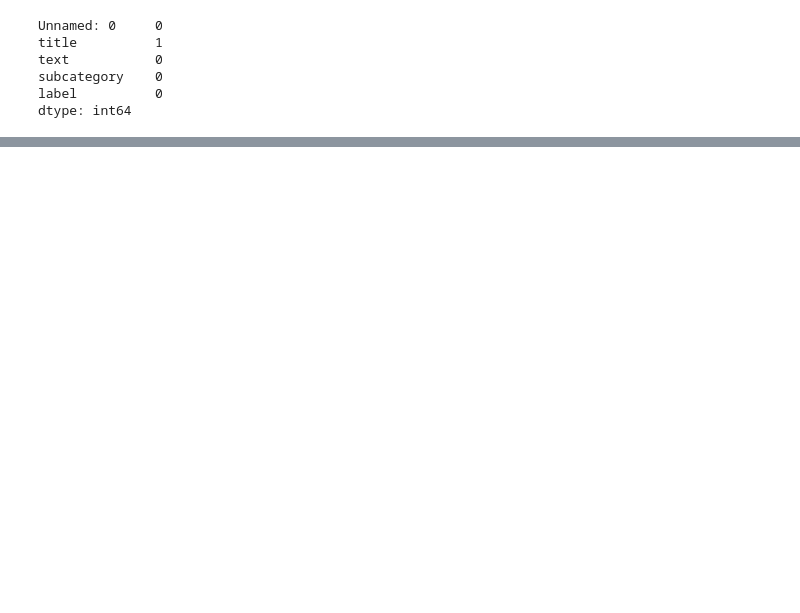
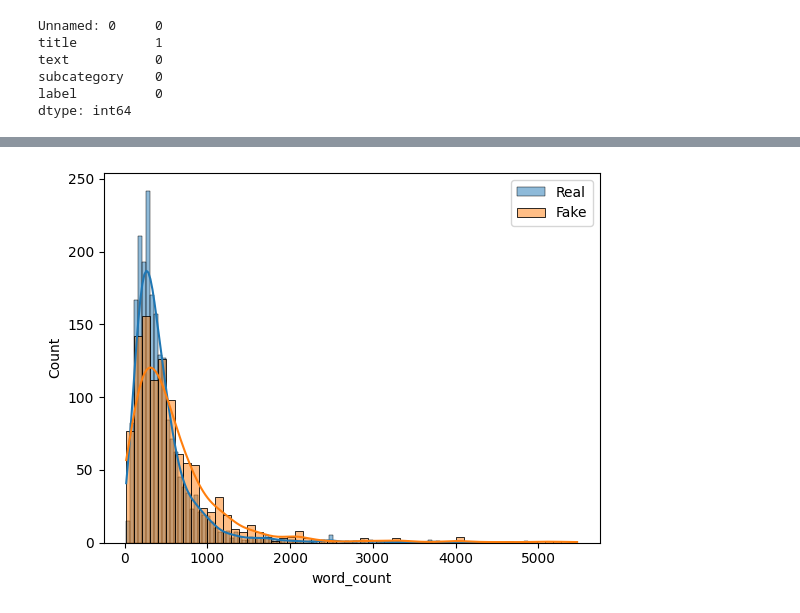
Before and after one commit to Natashaa7/COVID-19-Fake-News-Detection, a Jupyter notebook: Fake-News-Classification.ipynb, the cells around one changed output, grey strips where cells are left out. Cells and saved outputs as stored; diff of their text form; code cells hidden in the pictures; blank space fills up the shorter version.

```diff
--- a/Fake-News-Classification.ipynb
+++ b/Fake-News-Classification.ipynb
@@ -166,0 +249,7 @@ from sklearn.metrics import classification_report
+# %%
+sns.histplot(df[df['label']==1]['word_count'], label='Real', kde=True)
+sns.histplot(df[df['label']==0]['word_count'], label='Fake', kde=True)
+plt.legend()
+plt.show()
+# %% [output]
+[figure, added]
```
Also changed, not shown: parts of 104 cells of this notebook.
